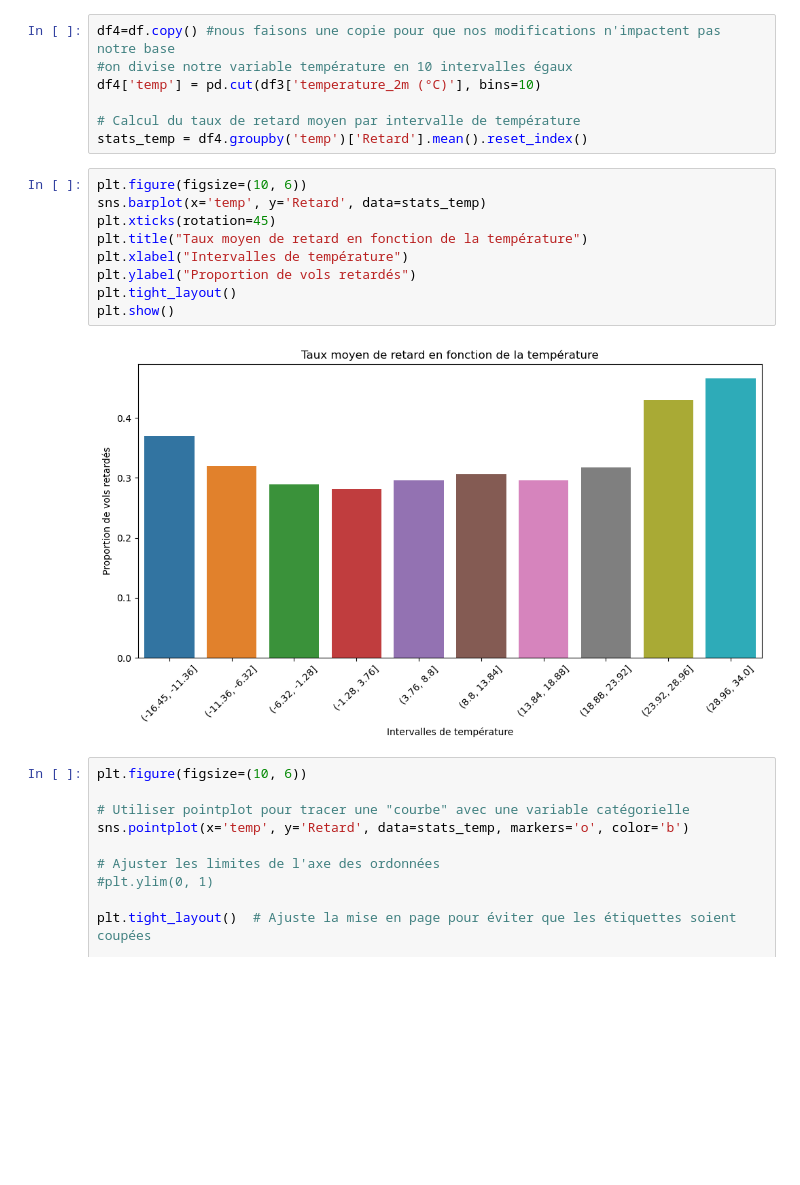
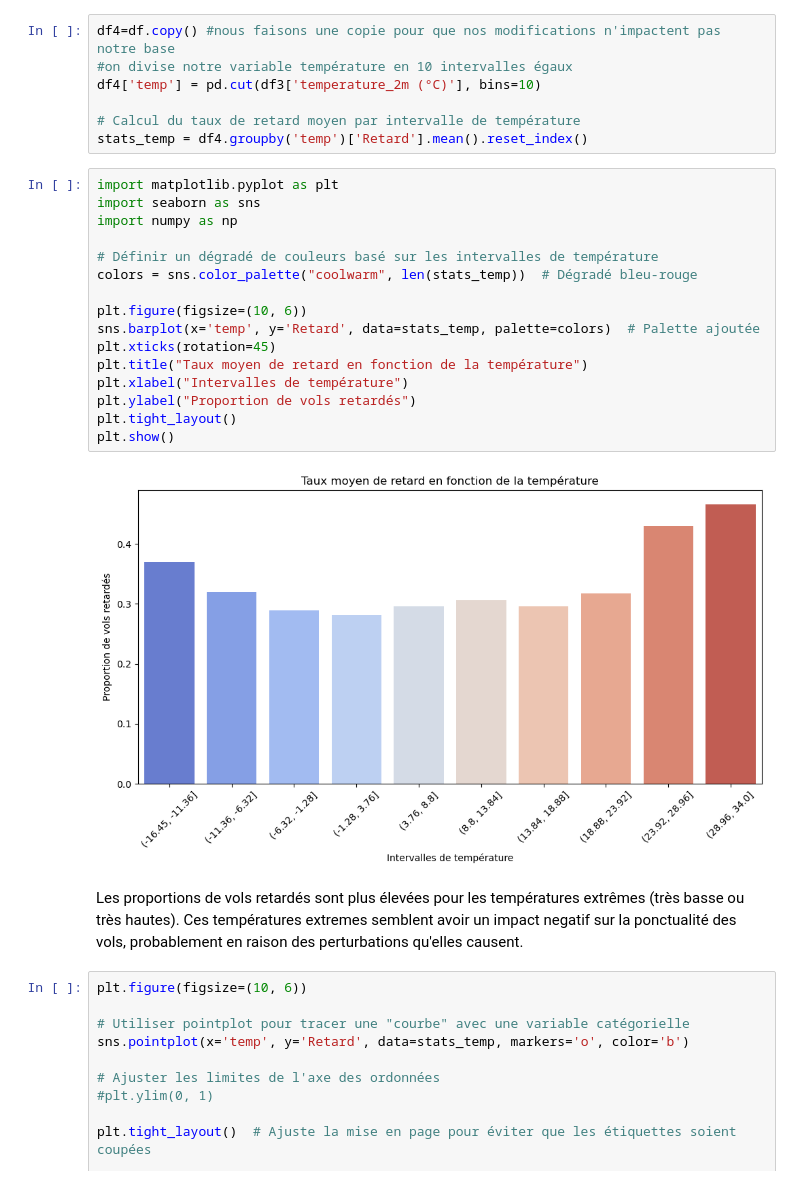
Before and after one commit to OUALYoss/Projet_Python-pour-la-data-science, a Jupyter notebook: Code_.ipynb, the cells around one changed output. Cells and saved outputs as stored; diff of their text form; blank space fills up the shorter version.

Commit message:
Changements couleurs graph

```diff
--- a/Code_.ipynb
+++ b/Code_.ipynb
@@ -918,16 +929,25 @@ df4['temp'] = pd.cut(df3['temperature_2m (°C)'], bins=10)
 # Calcul du taux de retard moyen par intervalle de température
 stats_temp = df4.groupby('temp')['Retard'].mean().reset_index()
 # %%
+import matplotlib.pyplot as plt
+import seaborn as sns
+import numpy as np
+
+# Définir un dégradé de couleurs basé sur les intervalles de température
+colors = sns.color_palette("coolwarm", len(stats_temp))  # Dégradé bleu-rouge
+
 plt.figure(figsize=(10, 6))
-sns.barplot(x='temp', y='Retard', data=stats_temp)
+sns.barplot(x='temp', y='Retard', data=stats_temp, palette=colors)  # Palette ajoutée
 plt.xticks(rotation=45)
 plt.title("Taux moyen de retard en fonction de la température")
 plt.xlabel("Intervalles de température")
 plt.ylabel("Proportion de vols retardés")
 plt.tight_layout()
 plt.show()
 # %% [output]
-[figure, old version]
+[figure, new version]
+# %% [markdown]
+Les proportions de vols retardés sont plus élevées pour les températures extrêmes (très basse ou très hautes). Ces températures extremes semblent avoir un impact negatif sur la ponctualité des vols, probablement en raison des perturbations qu'elles causent.
 # %%
 plt.figure(figsize=(10, 6))
 
```
Also changed, not shown: parts of 8 cells of this notebook, 1 other file.
